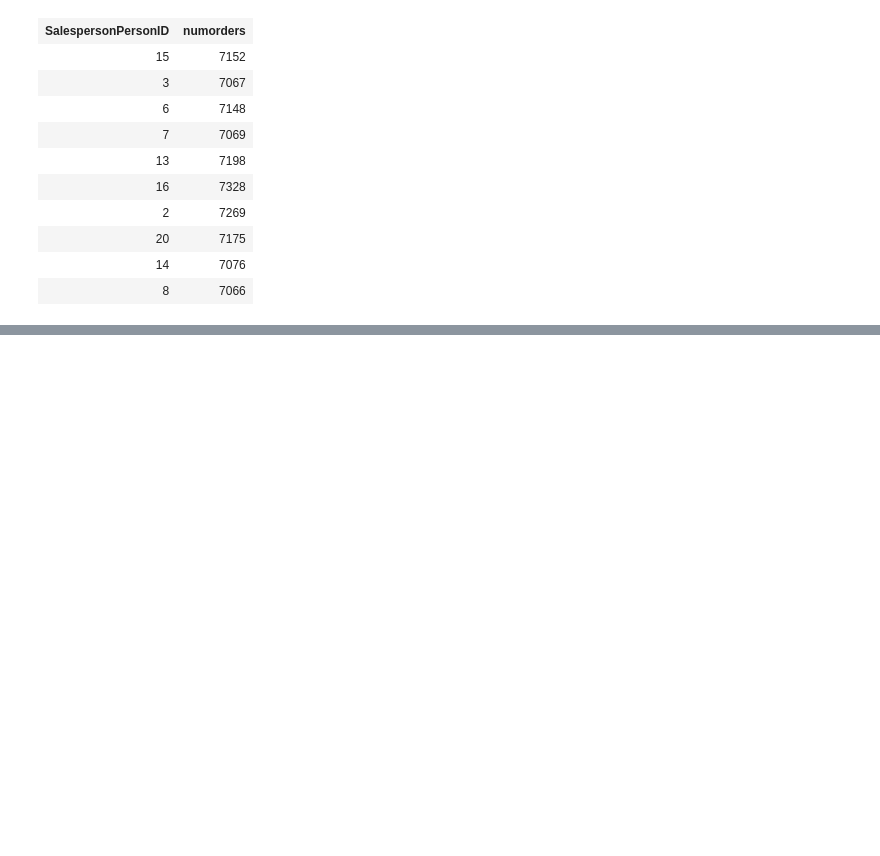
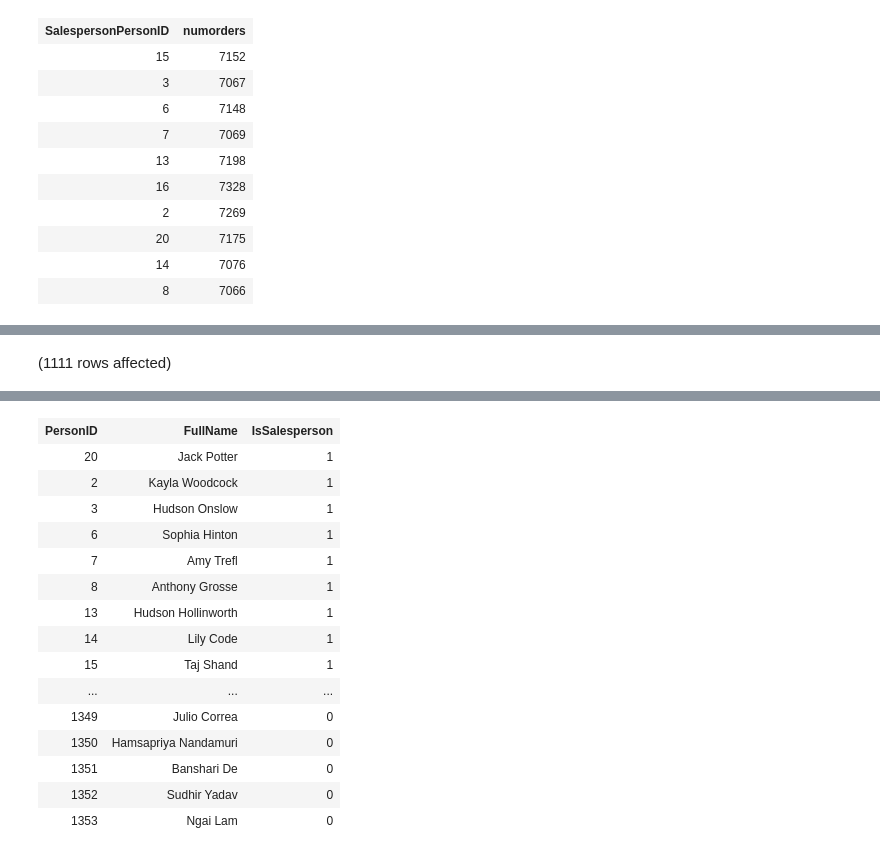
Before and after one commit to ArnanK/CSCI381-Assignments, a Jupyter notebook: PHW1/Individual_PHW#1_ArnanKhan.ipynb, the cells around one changed output, grey strips where cells are left out. Drawn from its saved outputs; the diff is of its cells as text; code cells hidden in the pictures; blank space fills up the shorter version.

```diff
--- a/PHW1/Individual_PHW#1_ArnanKhan.ipynb
+++ b/PHW1/Individual_PHW#1_ArnanKhan.ipynb
@@ -216,0 +196,8 @@ Total execution time: 00:00:00.005
+# %%
+--10
+--Sort with Sales Person on top and Nulls + Not Sales Person on the bottom.
+SELECT PersonID, FullName, IsSalesperson
+FROM Application.People
+ORDER BY CASE WHEN IsSalesperson = 0 THEN 0 ELSE 0 END, IsSalesperson DESC
+# %% [output]
+(1111 rows affected)
@@ -216,0 +205,16 @@ Total execution time: 00:00:00.005
+| PersonID | FullName | IsSalesperson |
+| 20 | Jack Potter | 1 |
+| 2 | Kayla Woodcock | 1 |
+| 3 | Hudson Onslow | 1 |
+| 6 | Sophia Hinton | 1 |
+| 7 | Amy Trefl | 1 |
+| 8 | Anthony Grosse | 1 |
+| 13 | Hudson Hollinworth | 1 |
+| 14 | Lily Code | 1 |
+| 15 | Taj Shand | 1 |
+| ... | ... | ... |
+| 1349 | Julio Correa | 0 |
+| 1350 | Hamsapriya Nandamuri | 0 |
+| 1351 | Banshari De | 0 |
+| 1352 | Sudhir Yadav | 0 |
+| 1353 | Ngai Lam | 0 |
```
Also changed, not shown: parts of 12 cells of this notebook.
